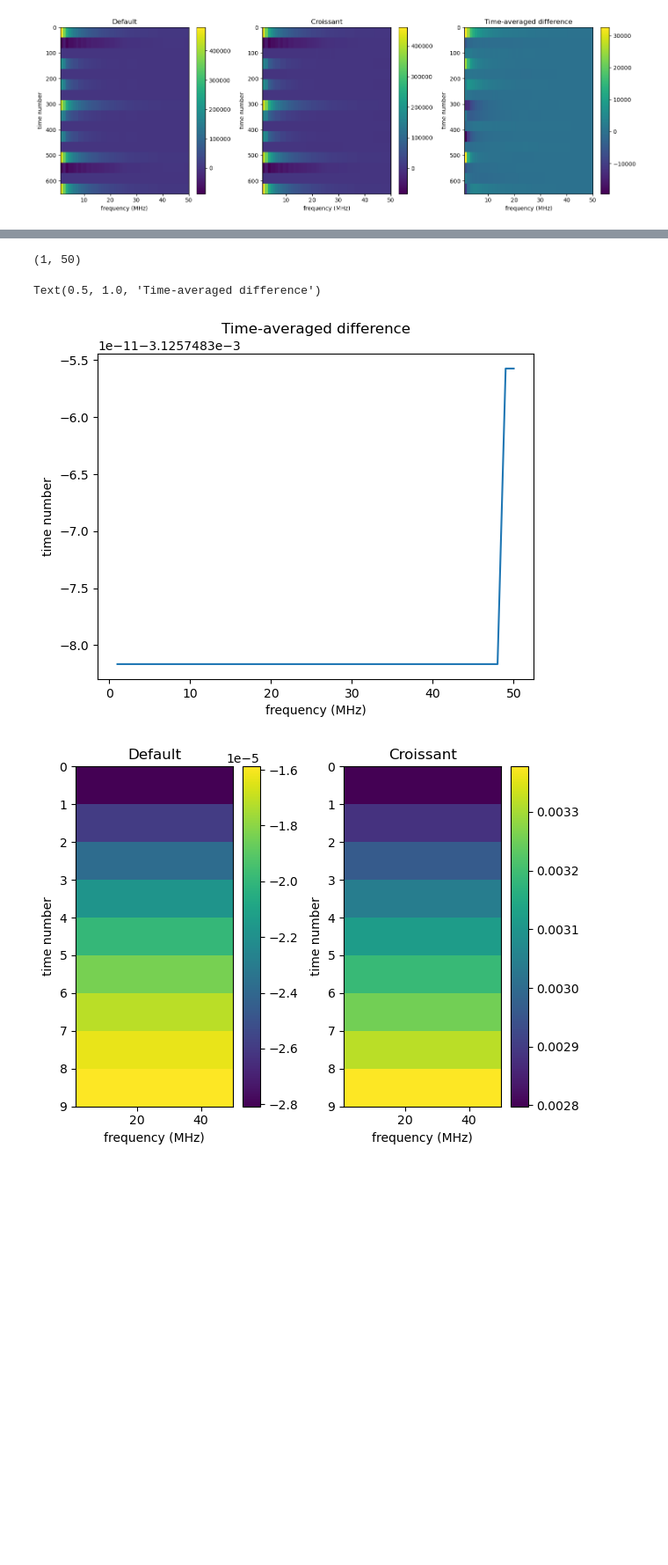
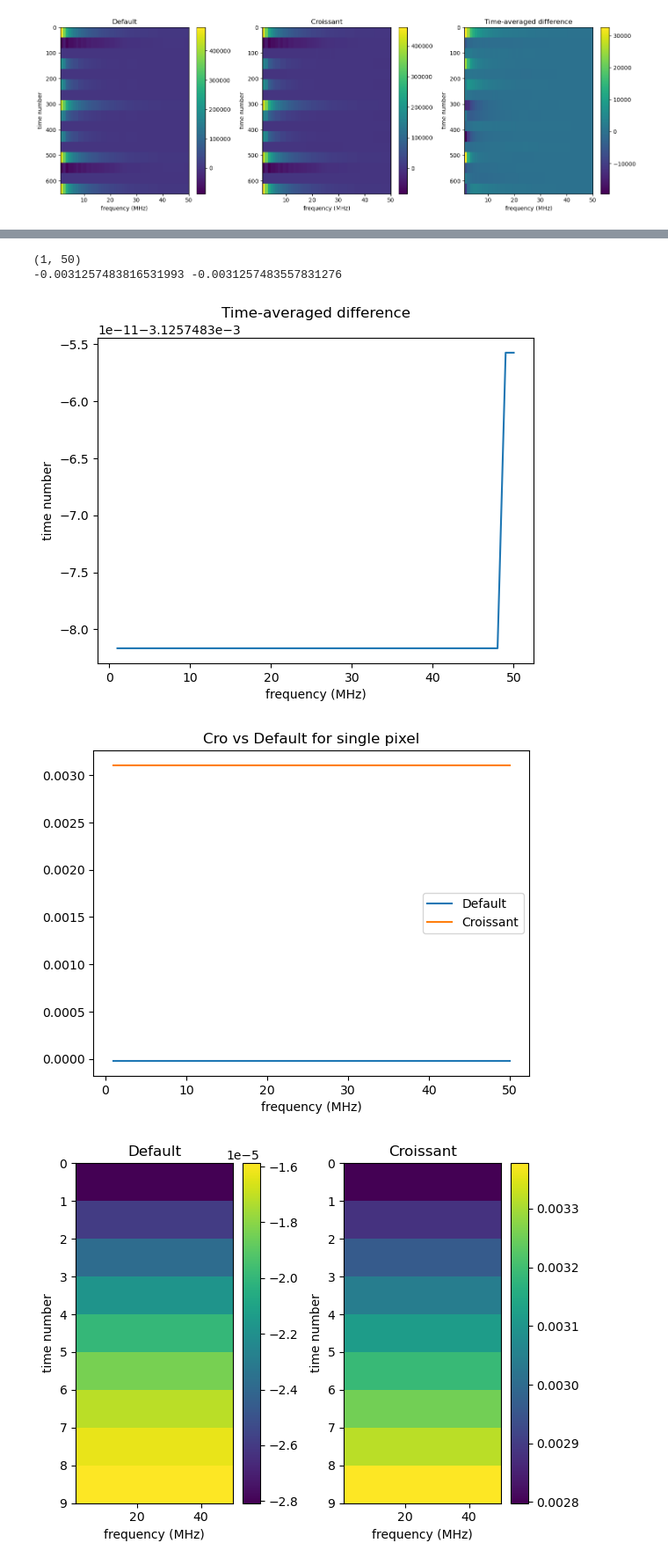
Before and after one commit to lusee-night/luseepy, a Jupyter notebook: simulation/output/plot_default_vs_cro_sims.ipynb, the cells around one changed output, grey strips where cells are left out. Shown at 88% size. Cells and saved outputs as stored; diff of their text form; code cells hidden in the pictures; blank space fills up the shorter version.

```diff
--- a/simulation/output/plot_default_vs_cro_sims.ipynb
+++ b/simulation/output/plot_default_vs_cro_sims.ipynb
@@ -93,10 +93,22 @@ plt.plot(D_single.freq,D_avg_single[0,:]-D_avg_single_cro[0,:])
 plt.xlabel('frequency (MHz)')
 plt.ylabel('time number')
 plt.title('Time-averaged difference')
+
+diff = D_avg_single[0,:]-D_avg_single_cro[0,:]
+print(diff.min(), diff.max())
 # %% [output]
 (1, 50)
+-0.0031257483816531993 -0.0031257483557831276
-Text(0.5, 1.0, 'Time-averaged difference')
 [figure]
+# %%
+plt.plot(D_single.freq, D_avg_single[0,:], label='Default')
+plt.plot(D_single_cro.freq, D_avg_single_cro[0,:], label='Croissant')
+plt.xlabel('frequency (MHz)')
+plt.title('Cro vs Default for single pixel')
+plt.legend()
+plt.show()
+# %% [output]
+[figure, added]
 # %%
 plt.subplot(121)
 plt.imshow(D_single.data[:,0,:],aspect='auto',extent=(D_single.freq[0], D_single.freq[-1],len(D_single.times),0))
```
Also changed, not shown: parts of 1 cell of this notebook.
